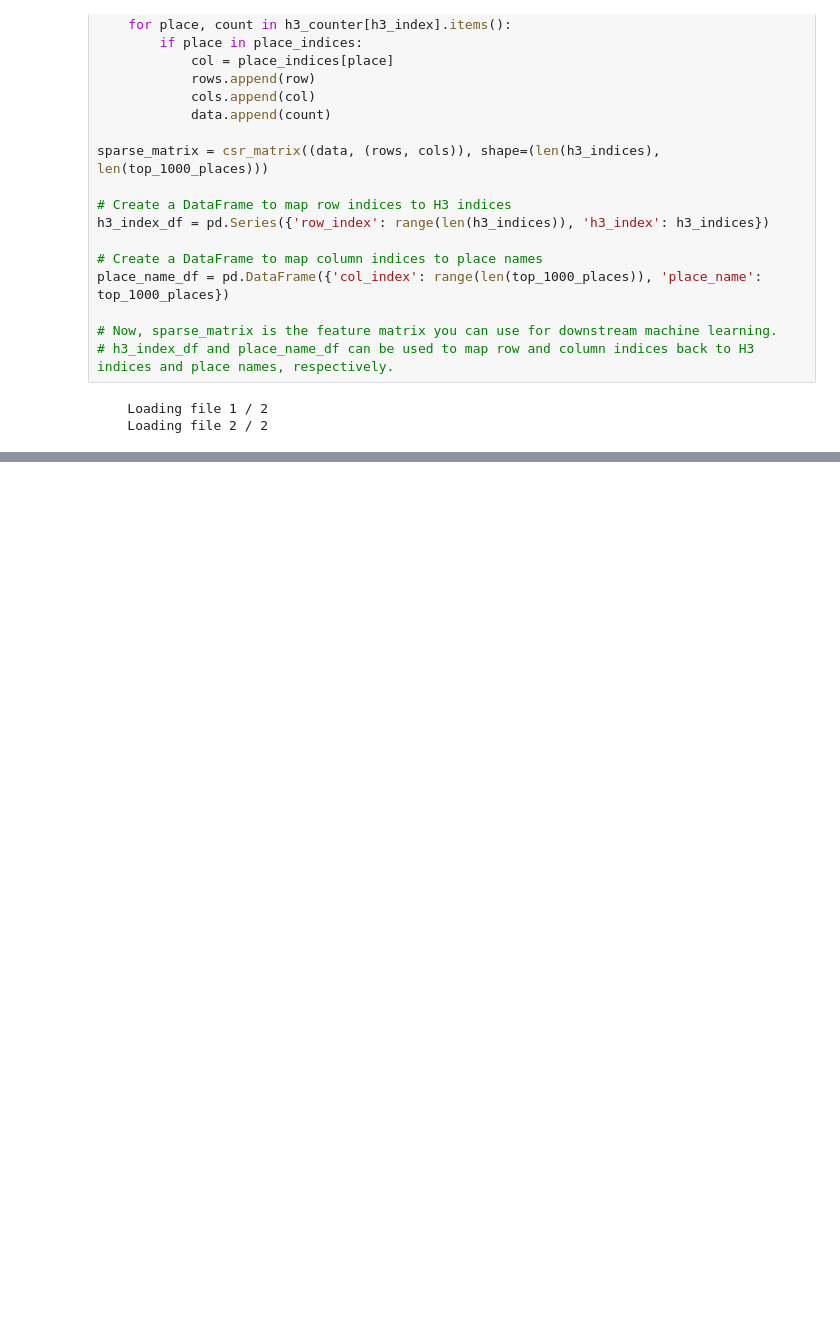
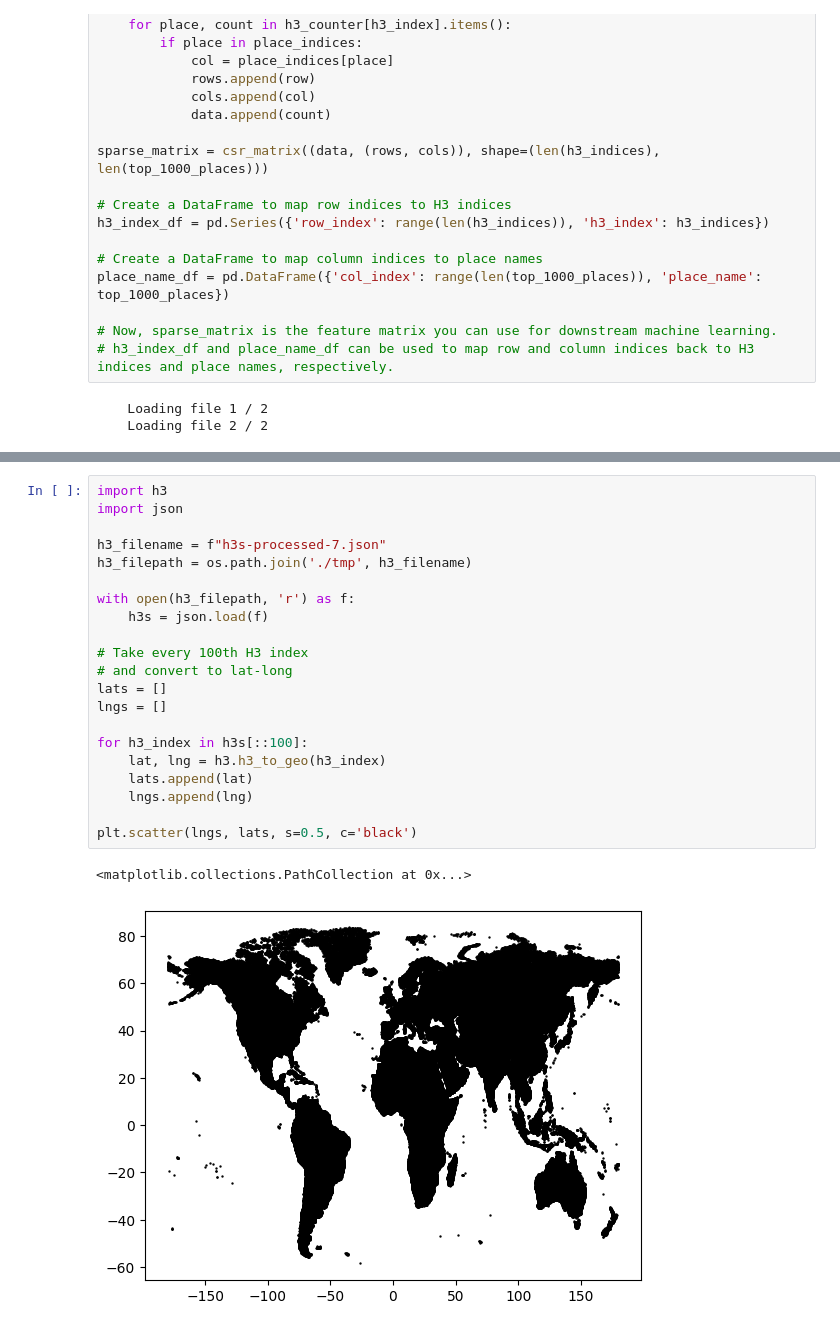
Before and after one commit to ckrapu/vectorgeo, a Jupyter notebook: scratchpad.ipynb, the cells around one changed output, grey strips where cells are left out. Drawn from its saved outputs; the diff is of its cells as text; blank space fills up the shorter version.

```diff
--- a/scratchpad.ipynb
+++ b/scratchpad.ipynb
@@ -145,0 +178,24 @@ h3_index_df
+# %%
+import h3
+import json
+
+h3_filename = f"h3s-processed-7.json"
+h3_filepath = os.path.join('./tmp', h3_filename)
+
+with open(h3_filepath, 'r') as f:
+    h3s = json.load(f)
+
+# Take every 100th H3 index
+# and convert to lat-long
+lats = []
+lngs = []
+
+for h3_index in h3s[::100]:
+    lat, lng = h3.h3_to_geo(h3_index)
+    lats.append(lat)
+    lngs.append(lng)
+
+plt.scatter(lngs, lats, s=0.5, c='black')
+# %% [output]
+<matplotlib.collections.PathCollection at 0x...>
+[figure, added]
```
Also changed, not shown: parts of 14 cells of this notebook, 2 other files.
